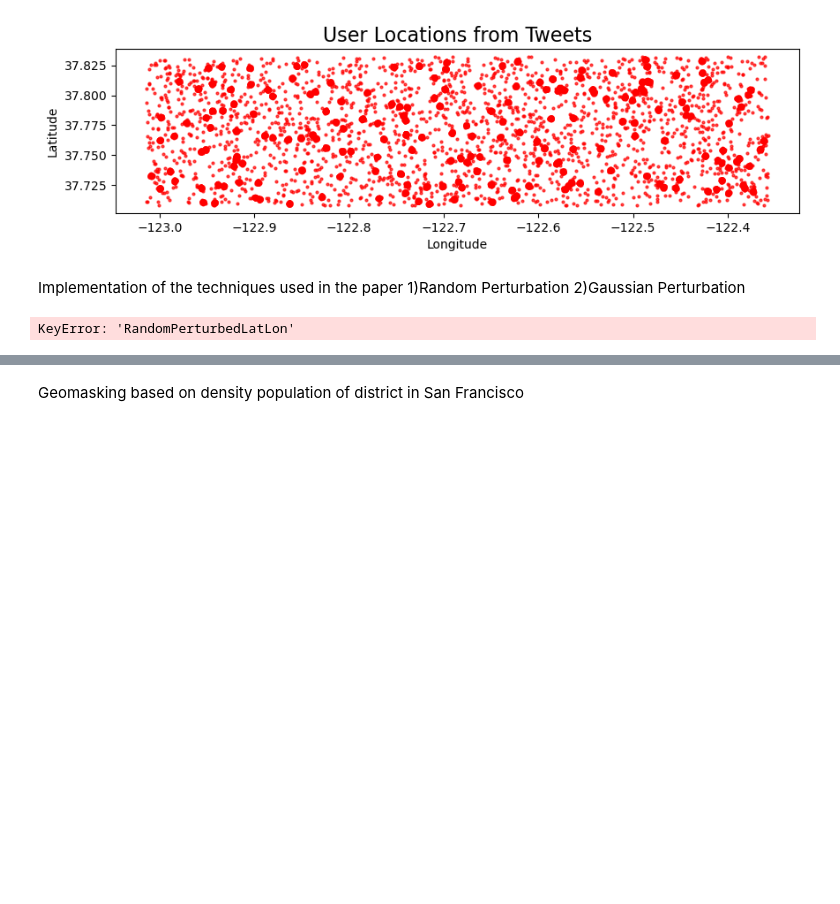
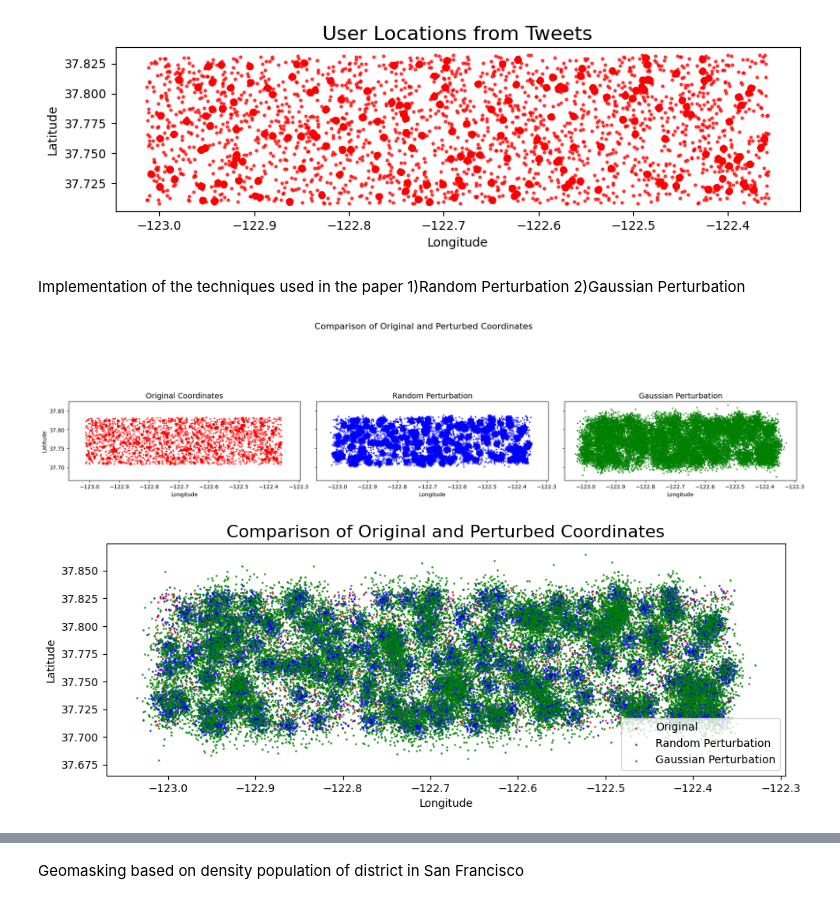
Before and after one commit to Vezzero/ppia-project, a Jupyter notebook: SPIREgeomask.ipynb, the cells around one changed output, grey strips where cells are left out. Saved outputs shown, nothing was run; the diff lists cells and outputs as text; code cells hidden in the pictures; blank space fills up the shorter version.

Commit message:
Fixed visualization of graphs in notebook

```diff
--- a/SPIREgeomask.ipynb
+++ b/SPIREgeomask.ipynb
@@ -127,12 +127,14 @@ save_results(g_05, "g_05_tweets.csv")
 # %%
 import ast
 
-file_path = 'g_05_tweets.csv'
+file_path = 'tweets.csv'
 results_df = pd.read_csv(file_path)
 
+results_df=apply_geomasking(results_df)
+
 # # Convert string representations of lists and tuples to actual Python objects
-results_df['RandomPerturbedLatLon'] = results_df['RandomPerturbedLatLon'].apply(ast.literal_eval)
-results_df['GaussianPerturbedLatLon'] = results_df['GaussianPerturbedLatLon'].apply(ast.literal_eval)
+# results_df['RandomPerturbedLatLon'] = results_df['RandomPerturbedLatLon'].apply(ast.literal_eval)
+# results_df['GaussianPerturbedLatLon'] = results_df['GaussianPerturbedLatLon'].apply(ast.literal_eval)
 
 # Prepare the dataset with original, random, and Gaussian perturbed coordinates as GeoDataFrames
 original_geometry = [Point(xy[1], xy[0]) for xy in zip(results_df['Latitude'], results_df['Longitude'])]
@@ -157,33 +159,34 @@ random_gdf.plot(ax=ax[1], color='blue', alpha=0.7, markersize=4)
 ax[1].set_title("Random Perturbation", fontsize=14)
 ax[1].set_xlabel('Longitude')
 
 # # Gaussian Perturbation
 gaussian_gdf.plot(ax=ax[2], color='green', alpha=0.7, markersize=4)
 ax[2].set_title("Gaussian Perturbation", fontsize=14)
 ax[2].set_xlabel('Longitude')
 
 plt.suptitle('Comparison of Original and Perturbed Coordinates', fontsize=16)
 plt.tight_layout()
 plt.show()
 plt.figure(figsize=(10, 6))
 
 # # Plot all points in the same plot with different colors
 original_gdf.plot(ax=plt.gca(), color='red', alpha=0.7, markersize=1, label='Original')
 random_gdf.plot(ax=plt.gca(), color='blue', alpha=0.7, markersize=1, label='Random Perturbation')
 gaussian_gdf.plot(ax=plt.gca(), color='green', alpha=0.7, markersize=1, label='Gaussian Perturbation')
 
 # Set plot title and labels
 plt.title('Comparison of Original and Perturbed Coordinates', fontsize=16)
 plt.xlabel('Longitude')
 plt.ylabel('Latitude')
 
 # # Add legend to the plot
 plt.legend()
 
 # # Display the plot
 plt.tight_layout()
 plt.show()
 # %% [output]
-KeyError: 'RandomPerturbedLatLon'
+[figure, added]
+[figure, added]
 # %%
 import coords
```
Also changed, not shown: parts of 5 cells of this notebook.
